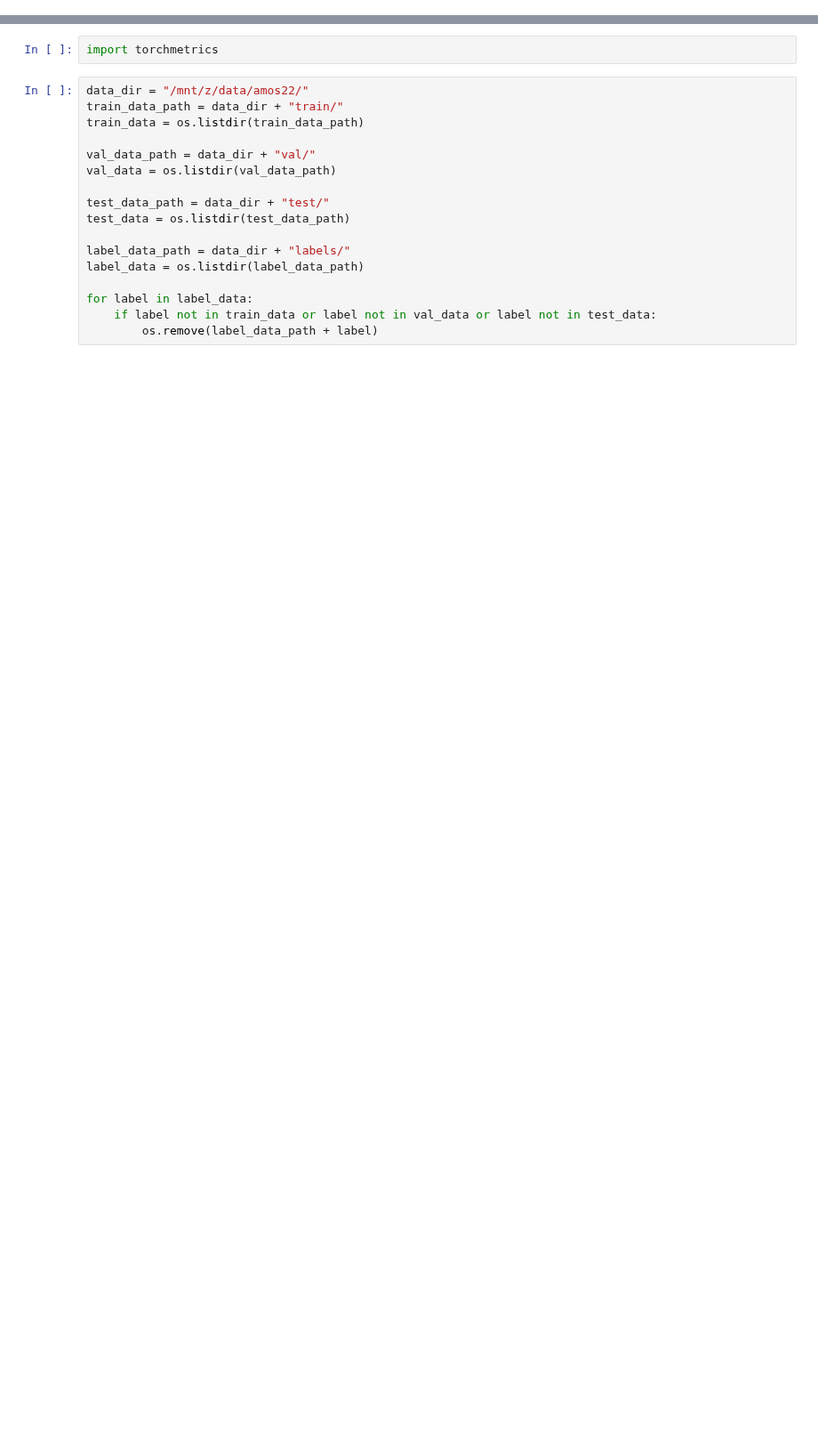
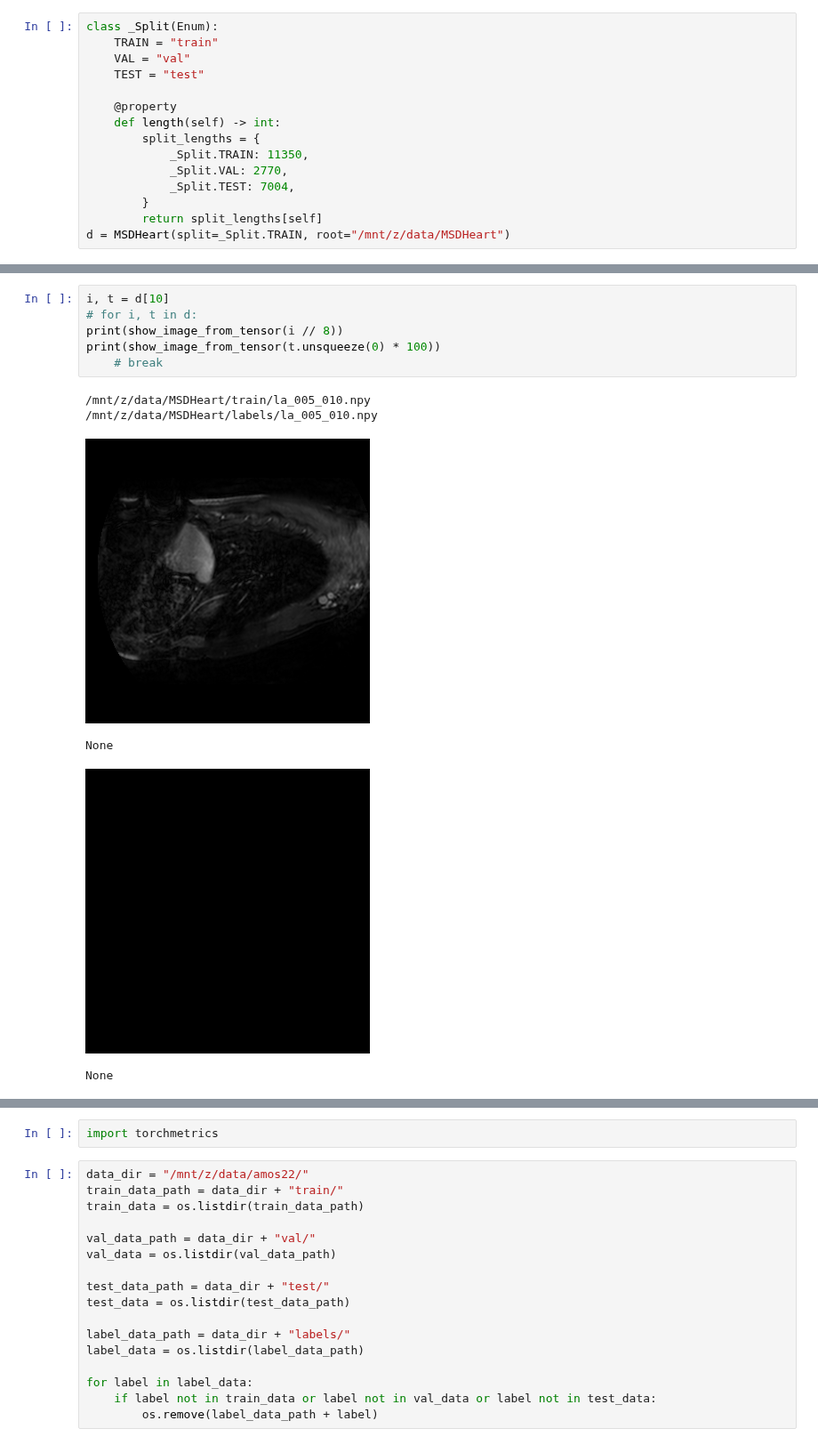
Before and after one commit to MohammedSB/DINOv2ForRadiology, a Jupyter notebook: exprements.ipynb, the cells around one changed output, grey strips where cells are left out. Shown at 89% size. Saved outputs shown, nothing was run; the diff lists cells and outputs as text; blank space fills up the shorter version.

```diff
--- a/exprements.ipynb
+++ b/exprements.ipynb
@@ -54,0 +128,15 @@ from dinov2.utils import show_image_from_tensor
+# %%
+class _Split(Enum):
+    TRAIN = "train"
+    VAL = "val"
+    TEST = "test"
+
+    @property
+    def length(self) -> int:
+        split_lengths = {
+            _Split.TRAIN: 11350,
+            _Split.VAL: 2770,
+            _Split.TEST: 7004,
+        }
+        return split_lengths[self]
+d = MSDHeart(split=_Split.TRAIN, root="/mnt/z/data/MSDHeart")
@@ -54,0 +150,13 @@ from dinov2.utils import show_image_from_tensor
+# %%
+i, t = d[10]
+# for i, t in d:
+print(show_image_from_tensor(i // 8))
+print(show_image_from_tensor(t.unsqueeze(0) * 100))
+    # break
+# %% [output]
+/mnt/z/data/MSDHeart/train/la_005_010.npy
+/mnt/z/data/MSDHeart/labels/la_005_010.npy
+[figure, added]
+None
+[figure, added]
+None
```
Also changed, not shown: parts of 4 cells of this notebook, 1 other file.
